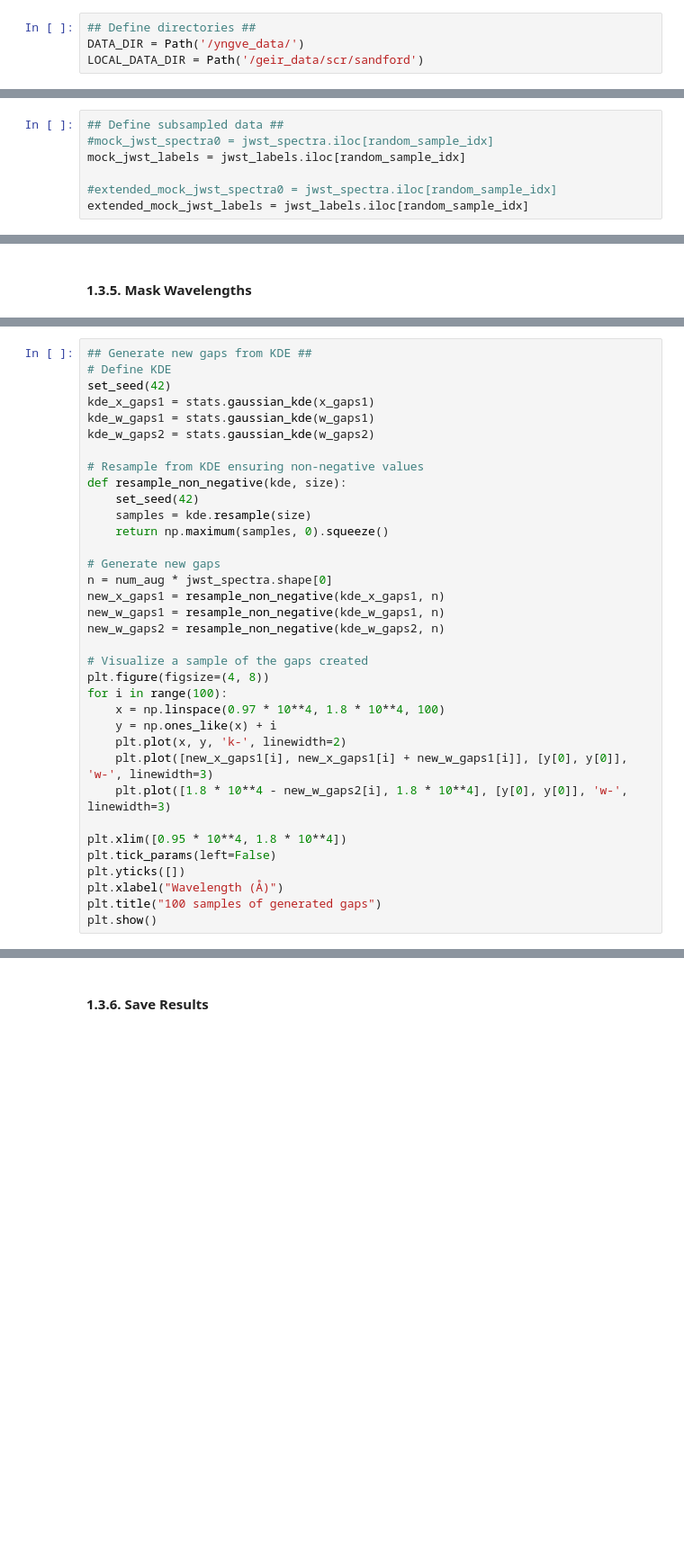
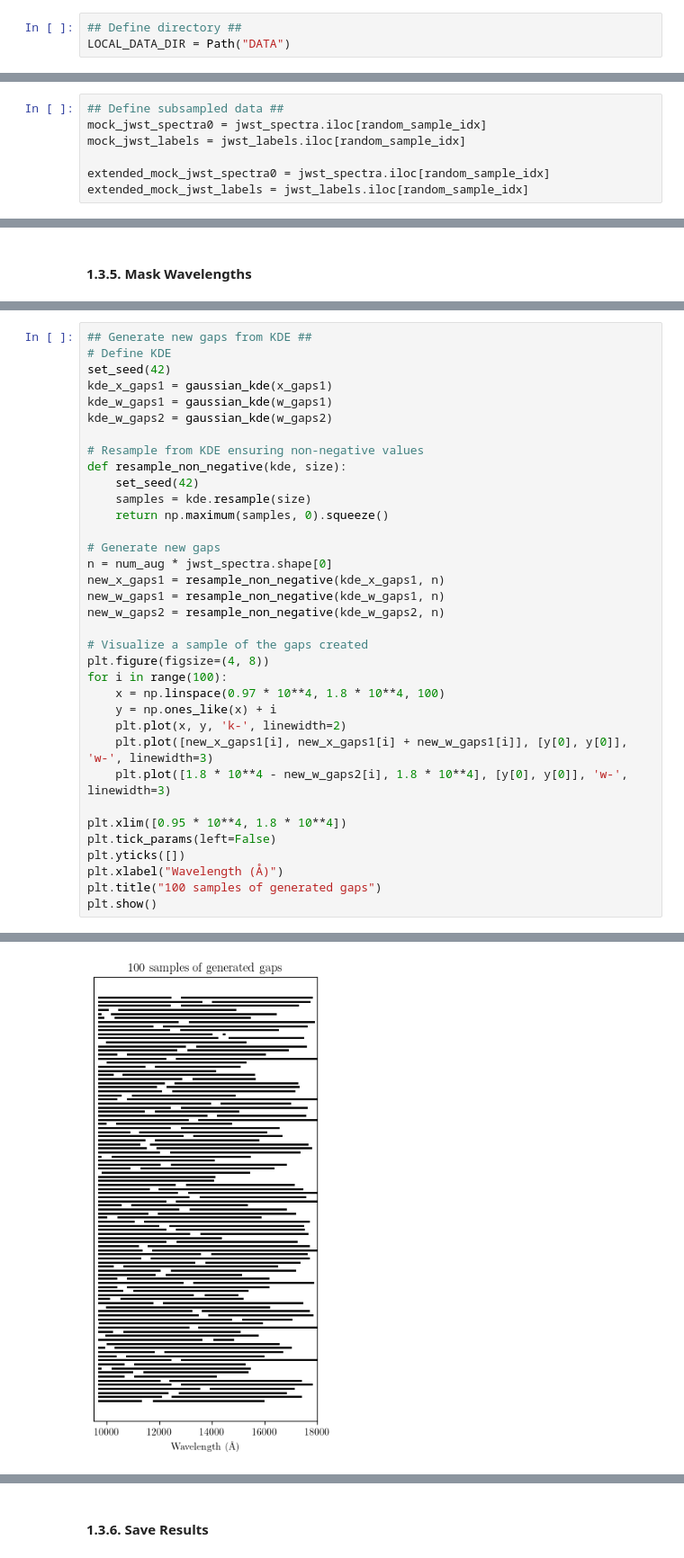
Before and after one commit to juliavekim/StarCLIP, a Jupyter notebook: Scripts/StarCLIP.ipynb, the cells around one changed output, grey strips where cells are left out. Shown at 90% size. Drawn from its saved outputs; the diff is of its cells as text; blank space fills up the shorter version.

```diff
--- a/Scripts/StarCLIP.ipynb
+++ b/Scripts/StarCLIP.ipynb
@@ -140,9 +144,8 @@ def set_seed(seed):
 ## **1. Process Data** <a class="anchor" id="process-data"></a>
 We clean the data, remove duplicates and define a pipeline to mock up data. We then split the datasets into train, validation and test sets in a 5:1:2 ratio.
 # %%
-## Define directories ##
-DATA_DIR = Path('/yngve_data/')
-LOCAL_DATA_DIR = Path('/geir_data/scr/sandford')
+## Define directory ##
+LOCAL_DATA_DIR = Path("DATA")
 # %%
 ## Load in JWST files ##
 jwst_spec_file = LOCAL_DATA_DIR / 'JWST_APOGEE.h5'
@@ -361,10 +343,10 @@ aug_apogee_labels = pd.DataFrame(np.repeat(apogee_labels.values, num_aug, axis=0
 aug_jwst_labels = pd.DataFrame(np.repeat(jwst_labels.values, num_aug, axis=0), columns=jwst_labels.columns)
 # %%
 ## Define subsampled data ##
-#mock_jwst_spectra0 = jwst_spectra.iloc[random_sample_idx]
+mock_jwst_spectra0 = jwst_spectra.iloc[random_sample_idx]
 mock_jwst_labels = jwst_labels.iloc[random_sample_idx]
 
-#extended_mock_jwst_spectra0 = jwst_spectra.iloc[random_sample_idx]
+extended_mock_jwst_spectra0 = jwst_spectra.iloc[random_sample_idx]
 extended_mock_jwst_labels = jwst_labels.iloc[random_sample_idx]
 # %% [markdown]
 #### **1.3.1. EXTENDED-MOCKING: Perform Fixed-Data Substitution**
@@ -638,9 +634,9 @@ plt.show()
 ## Generate new gaps from KDE ##
 # Define KDE
 set_seed(42)
-kde_x_gaps1 = stats.gaussian_kde(x_gaps1)
-kde_w_gaps1 = stats.gaussian_kde(w_gaps1)
-kde_w_gaps2 = stats.gaussian_kde(w_gaps2)
+kde_x_gaps1 = gaussian_kde(x_gaps1)
+kde_w_gaps1 = gaussian_kde(w_gaps1)
+kde_w_gaps2 = gaussian_kde(w_gaps2)
 
 # Resample from KDE ensuring non-negative values
 def resample_non_negative(kde, size):
@@ -669,3 +665,4 @@ plt.yticks([])
 plt.xlabel("Wavelength (Å)")
 plt.title("100 samples of generated gaps")
 plt.show()
+# %% [output]
@@ -672,3 +673,4 @@ plt.show()
+[figure, added]
 # %%
 ## Define function to blank out specified ranges in spectra ##
 def blank_out_ranges(jwst_spectra, x_gaps1, w_gaps1, w_gaps2):
```
Also changed, not shown: parts of 42 cells of this notebook.
